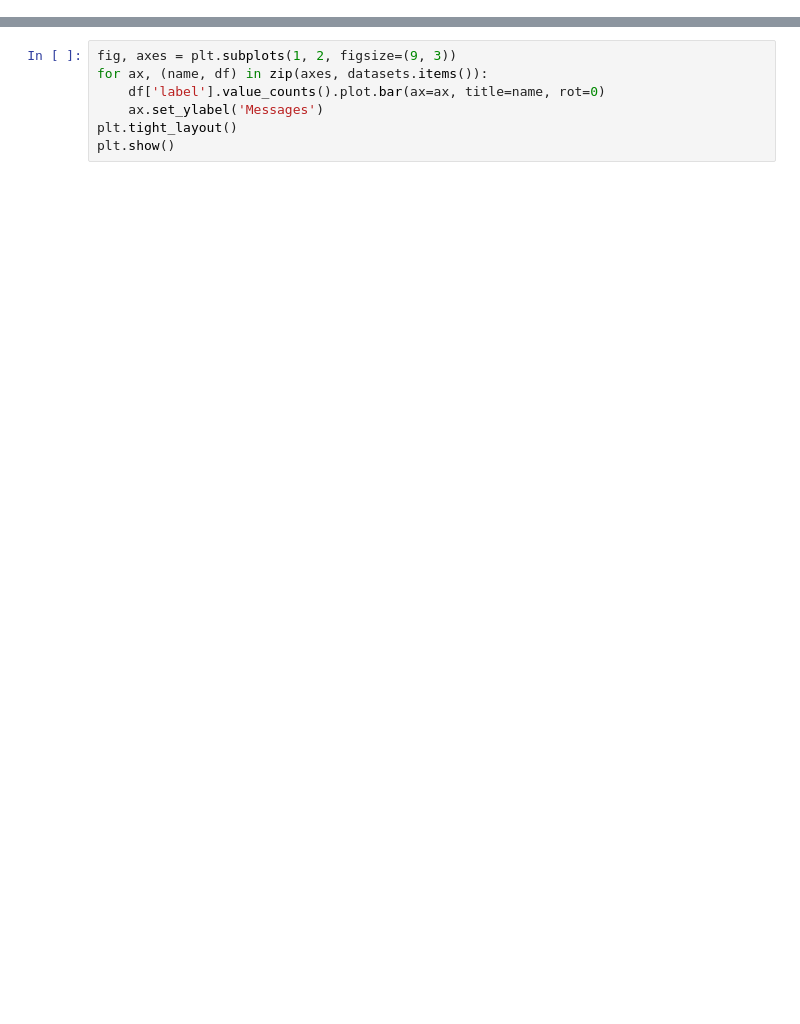
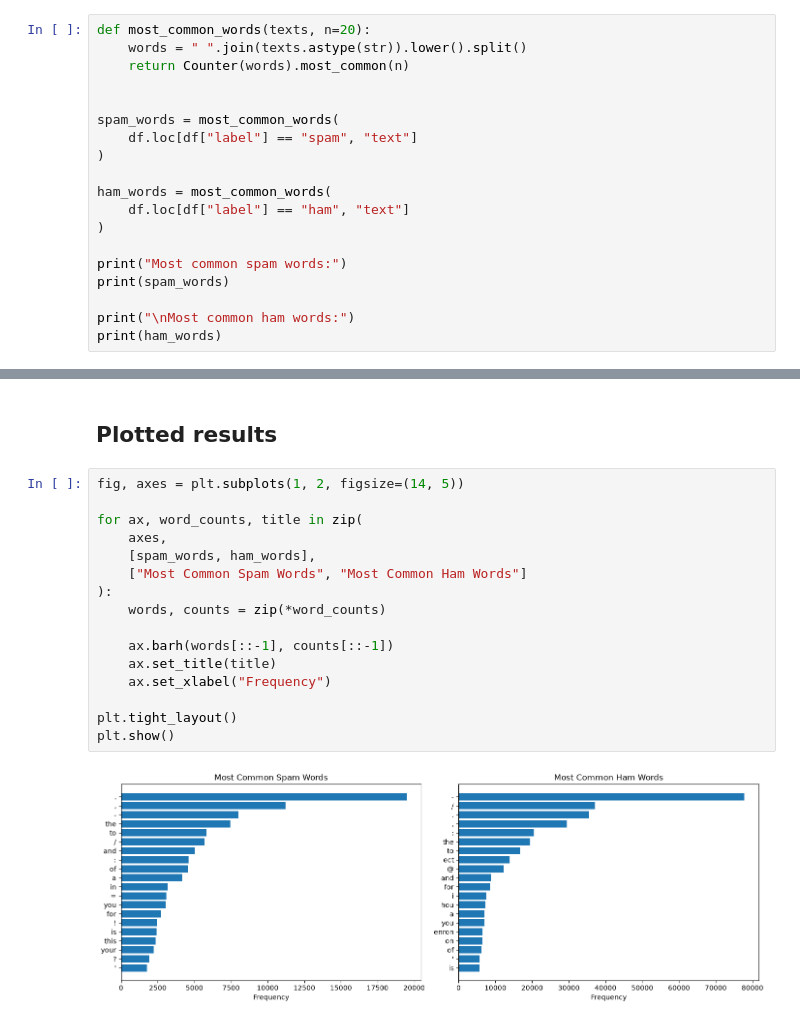
Before and after one commit to cheese-tart/New-folder, a Jupyter notebook: ml/notebooks/exploration.ipynb, the cells around one changed output, grey strips where cells are left out. Cells and saved outputs as stored; diff of their text form; blank space fills up the shorter version.

```diff
--- a/ml/notebooks/exploration.ipynb
+++ b/ml/notebooks/exploration.ipynb
@@ -37,0 +146,19 @@ for name, df in datasets.items():
+# %%
+def most_common_words(texts, n=20):
+    words = " ".join(texts.astype(str)).lower().split()
+    return Counter(words).most_common(n)
+
+
+spam_words = most_common_words(
+    df.loc[df["label"] == "spam", "text"]
+)
+
+ham_words = most_common_words(
+    df.loc[df["label"] == "ham", "text"]
+)
+
+print("Most common spam words:")
+print(spam_words)
+
+print("\nMost common ham words:")
+print(ham_words)
@@ -38,7 +171,20 @@ for name, df in datasets.items():
+# %% [markdown]
+## Plotted results
 # %%
-fig, axes = plt.subplots(1, 2, figsize=(9, 3))
-for ax, (name, df) in zip(axes, datasets.items()):
-    df['label'].value_counts().plot.bar(ax=ax, title=name, rot=0)
-    ax.set_ylabel('Messages')
+fig, axes = plt.subplots(1, 2, figsize=(14, 5))
+
+for ax, word_counts, title in zip(
+    axes,
+    [spam_words, ham_words],
+    ["Most Common Spam Words", "Most Common Ham Words"]
+):
+    words, counts = zip(*word_counts)
+
+    ax.barh(words[::-1], counts[::-1])
+    ax.set_title(title)
+    ax.set_xlabel("Frequency")
+
 plt.tight_layout()
 plt.show()
+# %% [output]
+[figure, added]
```
Also changed, not shown: parts of 29 cells of this notebook.
